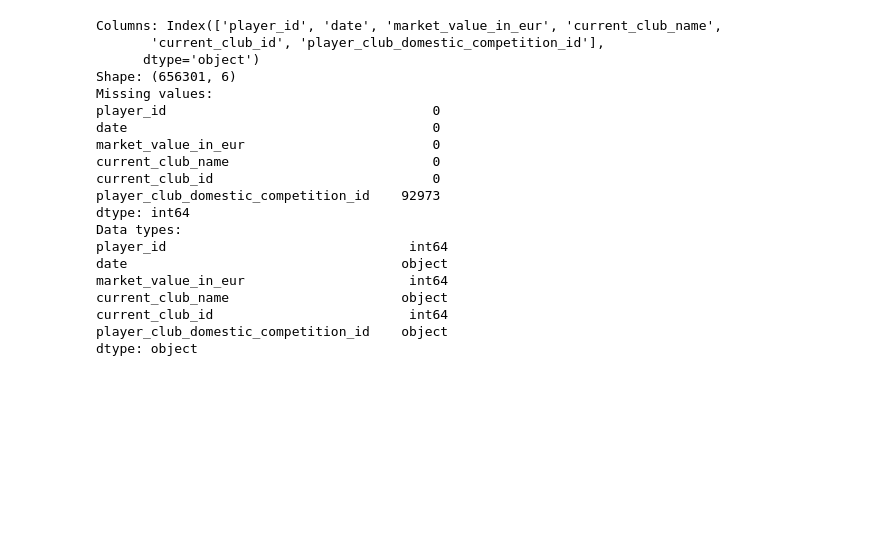
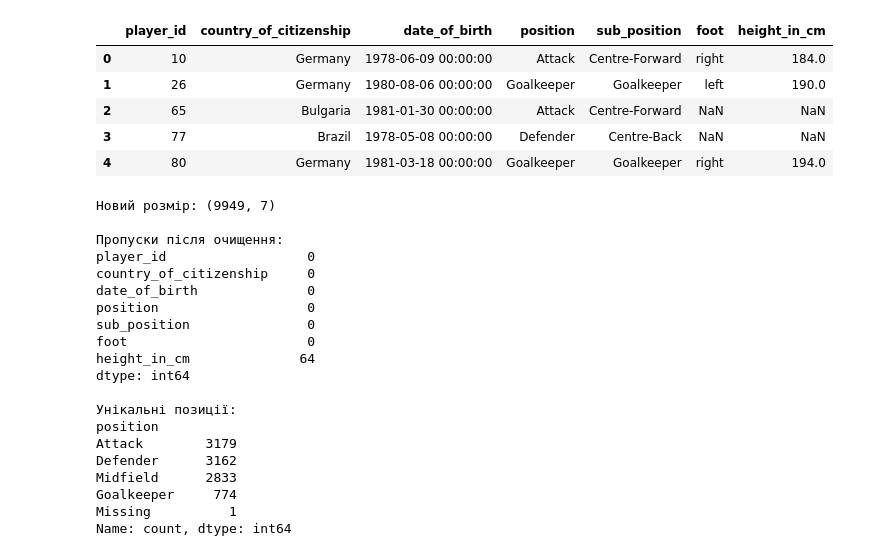
Before and after one commit to pyatnovov/football-transfer-fee-prediction, a Jupyter notebook: 01_data_preperation.ipynb, the cells around one changed output. Cells and saved outputs as stored; diff of their text form; code cells hidden in the pictures; blank space fills up the shorter version.

```diff
--- a/01_data_preperation.ipynb
+++ b/01_data_preperation.ipynb
@@ -59,23 +188,9 @@ dtype: object
-# %%
-get_data_info(player_valuations)
-# %% [output]
-Columns: Index(['player_id', 'date', 'market_value_in_eur', 'current_club_name',
-       'current_club_id', 'player_club_domestic_competition_id'],
-      dtype='object')
-Shape: (656301, 6)
-Missing values:
-player_id                                  0
-date                                       0
-market_value_in_eur                        0
-current_club_name                          0
-current_club_id                            0
-player_club_domestic_competition_id    92973
-dtype: int64
-Data types:
-player_id                               int64
-date                                   object
-market_value_in_eur                     int64
-current_club_name                      object
-current_club_id                         int64
-player_club_domestic_competition_id    object
-dtype: object
+# %%
+players.head()
+# %% [output]
+|  | player_id | country_of_citizenship | date_of_birth | position | sub_position | foot | height_in_cm |
+| 0 | 10 | Germany | 1978-06-09 00:00:00 | Attack | Centre-Forward | right | 184.0 |
+| 1 | 26 | Germany | 1980-08-06 00:00:00 | Goalkeeper | Goalkeeper | left | 190.0 |
+| 2 | 65 | Bulgaria | 1981-01-30 00:00:00 | Attack | Centre-Forward | NaN | NaN |
+| 3 | 77 | Brazil | 1978-05-08 00:00:00 | Defender | Centre-Back | NaN | NaN |
+| 4 | 80 | Germany | 1981-03-18 00:00:00 | Goalkeeper | Goalkeeper | right | 194.0 |
@@ -81,0 +220,28 @@ dtype: object
+# %%
+# 8. Перевіряємо результат
+print("Новий розмір:", players.shape)
+print("\nПропуски після очищення:")
+print(players.isna().sum())
+print("\nУнікальні позиції:")
+print(players['position'].value_counts())
+# %% [output]
+Новий розмір: (9949, 7)
+
+Пропуски після очищення:
+player_id                  0
+country_of_citizenship     0
+date_of_birth              0
+position                   0
+sub_position               0
+foot                       0
+height_in_cm              64
+dtype: int64
+
+Унікальні позиції:
+position
+Attack        3179
+Defender      3162
+Midfield      2833
+Goalkeeper     774
+Missing          1
+Name: count, dtype: int64
```
Also changed, not shown: parts of 31 cells of this notebook, 2 other files.
